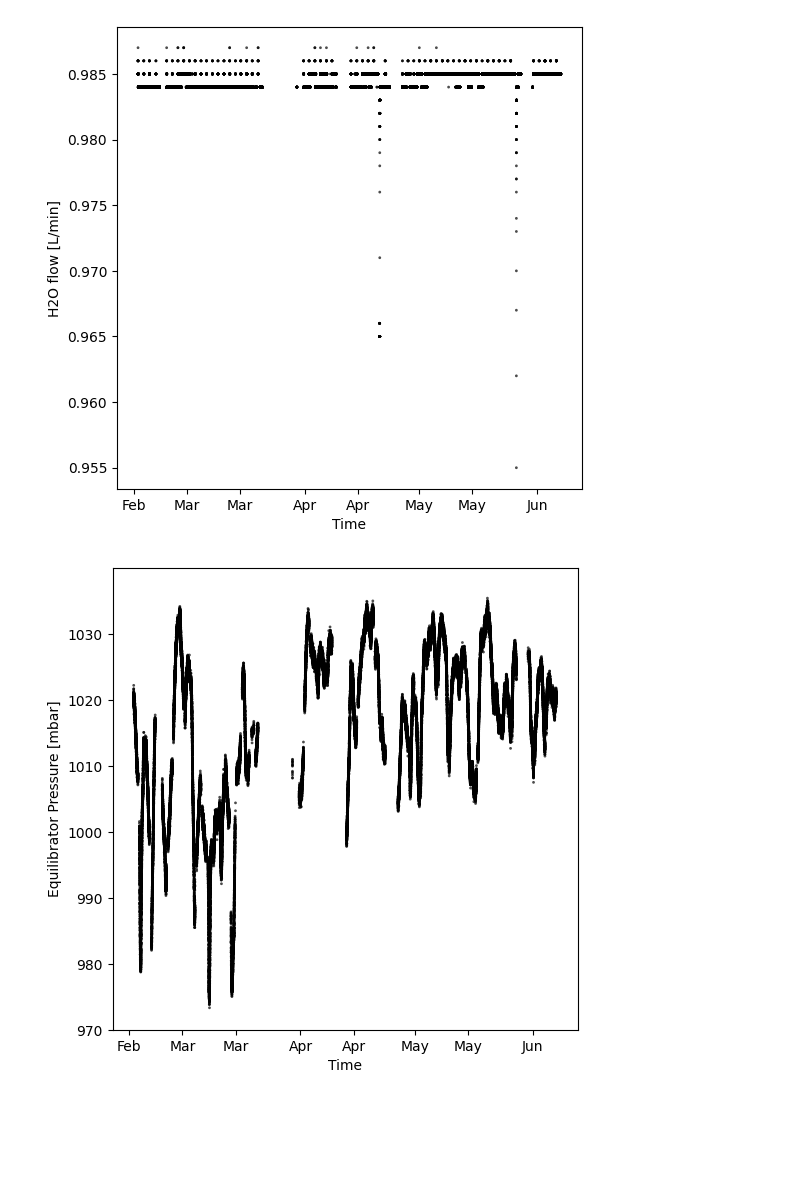
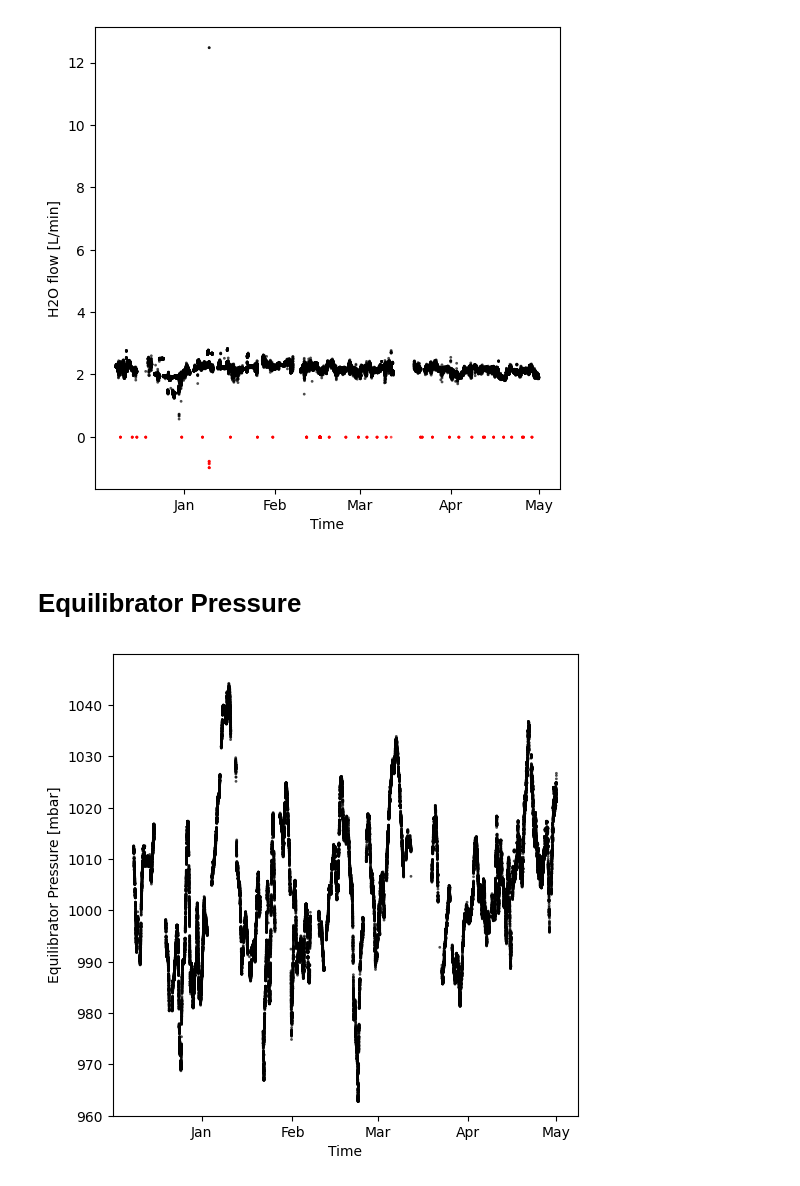
Before and after one commit to squaregoldfish/PLOTS_QUINCE, a Jupyter notebook: PLOTTING_QUINCE_EXAMPLE.ipynb, the cells around one changed output. Cells and saved outputs as stored; diff of their text form; code cells hidden in the pictures; blank space fills up the shorter version.

```diff
--- a/PLOTTING_QUINCE_EXAMPLE.ipynb
+++ b/PLOTTING_QUINCE_EXAMPLE.ipynb
@@ -10,4 +60,16 @@ import matplotlib.dates as mdates
 # %%
-# Specify the path to the merged data set.
-datapath='input/Finnmaid/34FM20230216/dataset/ICOS OTC Labelling/34FM20230216.csv'
+datapath=f'input/{station_name}/{dataset}/dataset/ICOS OTC Labelling/{dataset}.csv'
 df=pd.read_csv(datapath)
+
+# Remove invalid data
+df = df[df[water_flow_column] < 100]
+
+# Reset dataset indices
+df = df.reindex()
+
+
+# Extract timestamps
+dt=pd.to_datetime(df['Date/Time'])
+
+# Default x axis (time)
+x = dt
@@ -35,17 +82,23 @@ y = df['S4_H2O'].values
 # %%
-# PLOTTING THE EQUILIBRATOR PUMP FLOW
+# The water flow column
+water_flow_column = 'H2O flow'
+
+# Set the minimum water flow. Values below this will be highlighted.
+min_water_flow = 0.1
 
 
-# Create a scatter plot
-plt.figure(figsize=(6, 6))  # Optional: set the figure size
-# Define a condition for coloring points
-condition = y < 0.1
+# Extract the water flow and detect low flow value
+water_flow = df[water_flow_column].values
+condition = water_flow < min_water_flow
 
-# Scatter plot for points with y < 20 (red)
-plt.scatter(x[condition], y[condition], marker='o', s=1, edgecolor='red',facecolors='none', label='y < 20', alpha=0.7)
+# Start figure
+plt.figure(figsize=(6, 6))
 
-# Scatter plot for points with y >= 20 (black)
-plt.scatter(x[~condition], y[~condition], marker='o',s=1, edgecolor='black',facecolors='none', label='y >= 20', alpha=0.7)
+# Scatter plot for points with low water flow (red)
+plt.scatter(x[condition], water_flow[condition], marker='o', s=1, edgecolor='red',facecolors='none', label='Low', alpha=0.7)
+
+# Scatter plot for points with normal water flow (black)
+plt.scatter(x[~condition], water_flow[~condition], marker='o',s=1, edgecolor='black',facecolors='none', label='Normal', alpha=0.7)
 
 # Format the x-axis tick labels to show only months
 plt.gca().xaxis.set_major_formatter(mdates.DateFormatter('%b'))
@@ -55,12 +108,11 @@ plt.gca().xaxis.set_major_formatter(mdates.DateFormatter('%b'))
 plt.xlabel('Time')
 plt.ylabel('H2O flow [L/min]')
 
-
 # Add a title if needed
 plt.title('')
 
 # Specify the file path and name
-output_path = "/Users/joanmateuhorrachpou/WORK/QUINCE/x.Scripts_OLD/Summary_and_plot_script/output/Finnmaid/8.Eq_Pump_measured_plot_own_range.png"
+output_path = f'{output_folder}/8.Eq_Pump_measured_plot_own_range.png'
 
 # Save the plot as a PNG file with high quality
 plt.savefig(output_path, dpi=400, bbox_inches='tight')
@@ -68,4 +120,4 @@ plt.savefig(output_path, dpi=400, bbox_inches='tight')
 # Show the plot (optional)
 plt.show()
 # %% [output]
-[figure, old version]
+[figure, new version]
@@ -75,32 +124,38 @@ y = df['Pressure in Equilibrator'].values
+# %% [markdown]
+# Equilibrator Pressure
 # %%
-# PLOTTING THE EQUILIBRATOR PRESSURE
+y_min = 960
+y_max = 1050
+
+
+y = df['Pressure in Equilibrator'].values
 
 # Create a scatter plot
 plt.figure(figsize=(6, 6))  # Optional: set the figure size
 
 plt.scatter(x, y, s=1, marker='o', edgecolor='k',facecolors='none', alpha=0.7)  # 'o' marker, blue color, transparency
 
 # Format the x-axis tick labels to show only months
 plt.gca().xaxis.set_major_formatter(mdates.DateFormatter('%b'))
 
+# Set y-axis tick positions and labels from 0 to 120
+plt.yticks(np.arange(y_min, y_max, step=10))  # Adjust the step value as needed
+plt.ylim(y_min, y_max)
 
-# Set y-axis tick positions and labels from 0 to 120
-plt.yticks(np.arange(900, 1040, step=10))  # Adjust the step value as needed
-plt.ylim(970,1040)
 # Add labels to the x and y axes
 plt.xlabel('Time')
 plt.ylabel('Equilibrator Pressure [mbar]')
 
 # Add a title if needed
 plt.title('')
 
 # Specify the file path and name
-output_path = "/Users/joanmateuhorrachpou/WORK/QUINCE/x.Scripts_OLD/Summary_and_plot_script/output/Finnmaid/4.Equil_Pressplot_own-range.png"
+output_path = f'{output_folder}/4.Equil_Pressplot_own-range.png'
 
 # Save the plot as a PNG file with high quality
 plt.savefig(output_path, dpi=400, bbox_inches='tight')
 
 # Show the plot (optional)
 plt.show()
 # %% [output]
-[figure, old version]
+[figure, new version]
```
Also changed, not shown: parts of 23 cells of this notebook, 1 other file.
